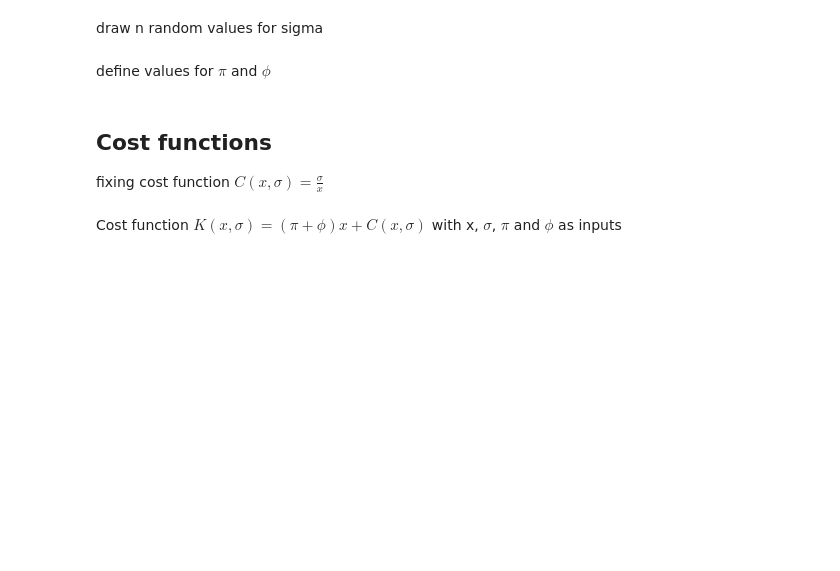
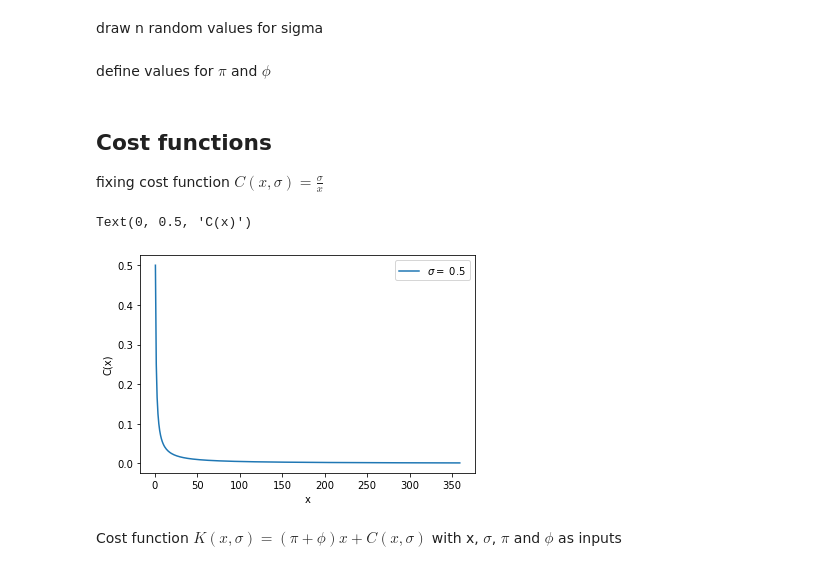
Before and after one commit to paulaleoni/delhi_outages, a Jupyter notebook: sim/simulations.ipynb, the cells around one changed output. Drawn from its saved outputs; the diff is of its cells as text; code cells hidden in the pictures; blank space fills up the shorter version.

```diff
--- a/sim/simulations.ipynb
+++ b/sim/simulations.ipynb
@@ -33,2 +32,17 @@ def C(x, sigma):
+# %%
+def C(x, sigma):
+    return sigma/x
+
+
+# plot for fixed sigma
+sigma_fix = 0.5
+x = np.arange(1,360,1)
+plt.plot(x,C(x,sigma_fix), label = f'$\sigma = $ {sigma_fix}')
+plt.legend()
+plt.xlabel('x')
+plt.ylabel('C(x)')
+# %% [output]
+Text(0, 0.5, 'C(x)')
+[figure, added]
 # %% [markdown]
 Cost function $K(x,\sigma) = (\pi + \phi)x + C(x, \sigma)$ with x, $\sigma$, $\pi$ and $\phi$ as inputs
```
Also changed, not shown: parts of 13 cells of this notebook, 2 other files.
